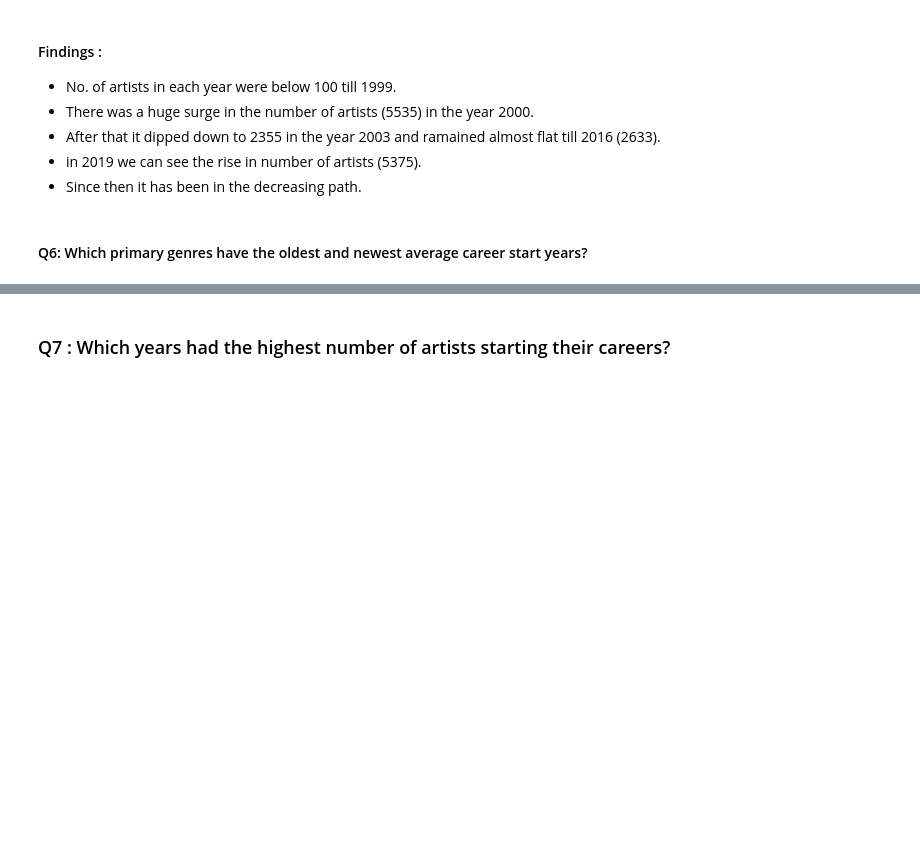
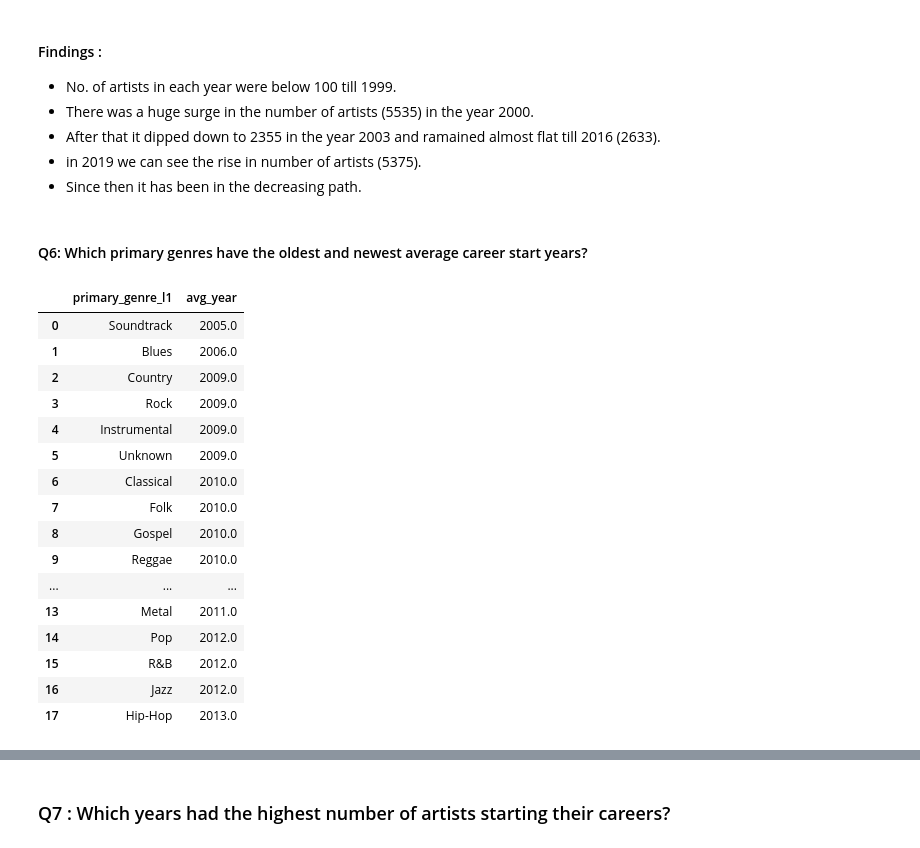
Before and after one commit to pravin25kumar/Spotify-Data-Analysis, a Jupyter notebook: SpotifyProject.ipynb, the cells around one changed output, grey strips where cells are left out. Saved outputs shown, nothing was run; the diff lists cells and outputs as text; code cells hidden in the pictures; blank space fills up the shorter version.

```diff
--- a/SpotifyProject.ipynb
+++ b/SpotifyProject.ipynb
@@ -179,6 +235,26 @@ chart_4
 avg_career_year_genre = df.groupby('primary_genre_l1')['career_start_year'].mean().round(0).sort_values()
 # %%
 avg_year_genre = avg_career_year_genre.reset_index(name= 'avg_year')
+
+avg_year_genre
+# %% [output]
+|  | primary_genre_l1 | avg_year |
+| 0 | Soundtrack | 2005.0 |
+| 1 | Blues | 2006.0 |
+| 2 | Country | 2009.0 |
+| 3 | Rock | 2009.0 |
+| 4 | Instrumental | 2009.0 |
+| 5 | Unknown | 2009.0 |
+| 6 | Classical | 2010.0 |
+| 7 | Folk | 2010.0 |
+| 8 | Gospel | 2010.0 |
+| 9 | Reggae | 2010.0 |
+| ... | ... | ... |
+| 13 | Metal | 2011.0 |
+| 14 | Pop | 2012.0 |
+| 15 | R&B | 2012.0 |
+| 16 | Jazz | 2012.0 |
+| 17 | Hip-Hop | 2013.0 |
 # %%
 chart_5 = alt.Chart(avg_year_genre).mark_point(size=80, opacity=1.0).encode(
     x= 'primary_genre_l1:N',
```
Also changed, not shown: parts of 8 cells of this notebook, 20 other files.
